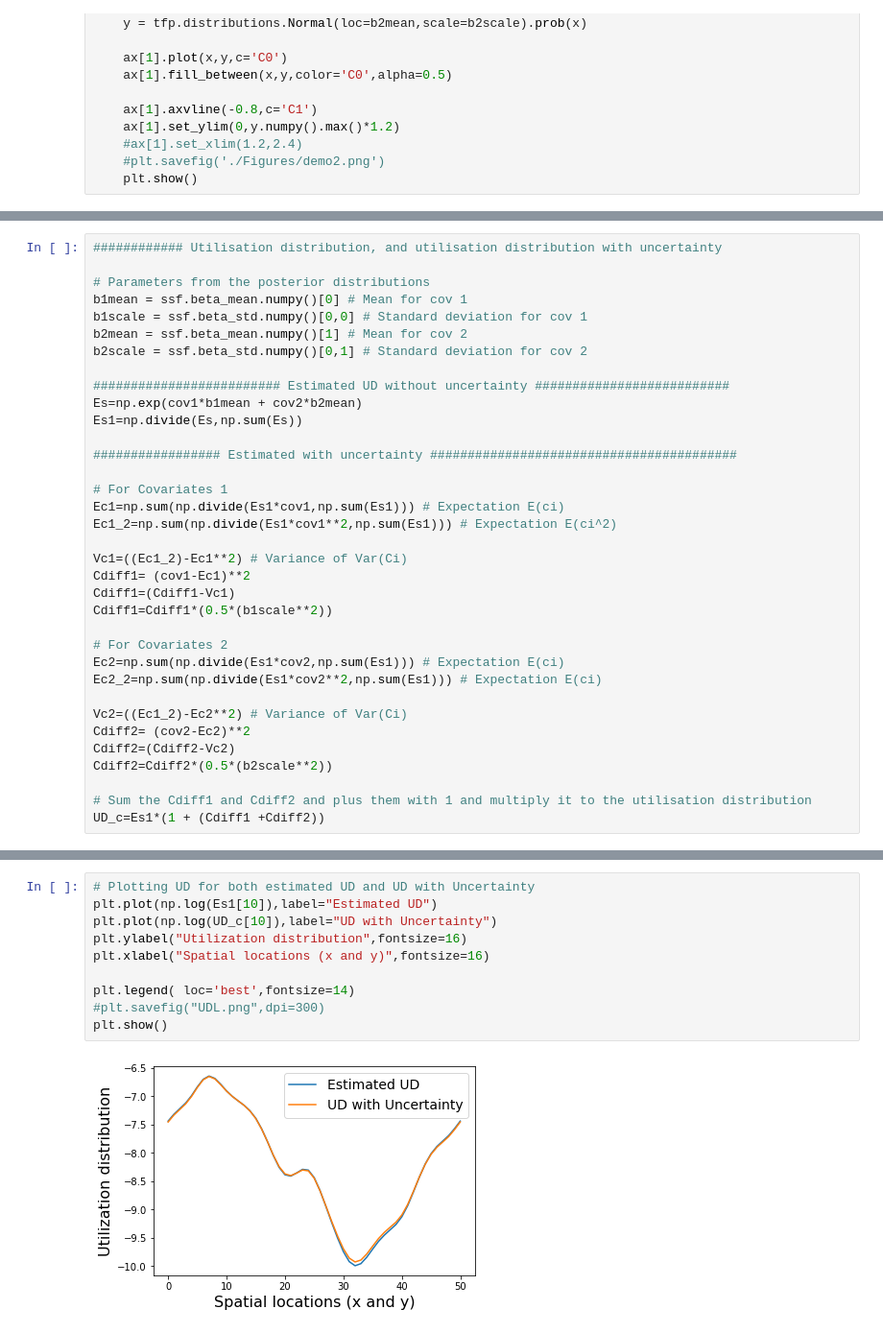
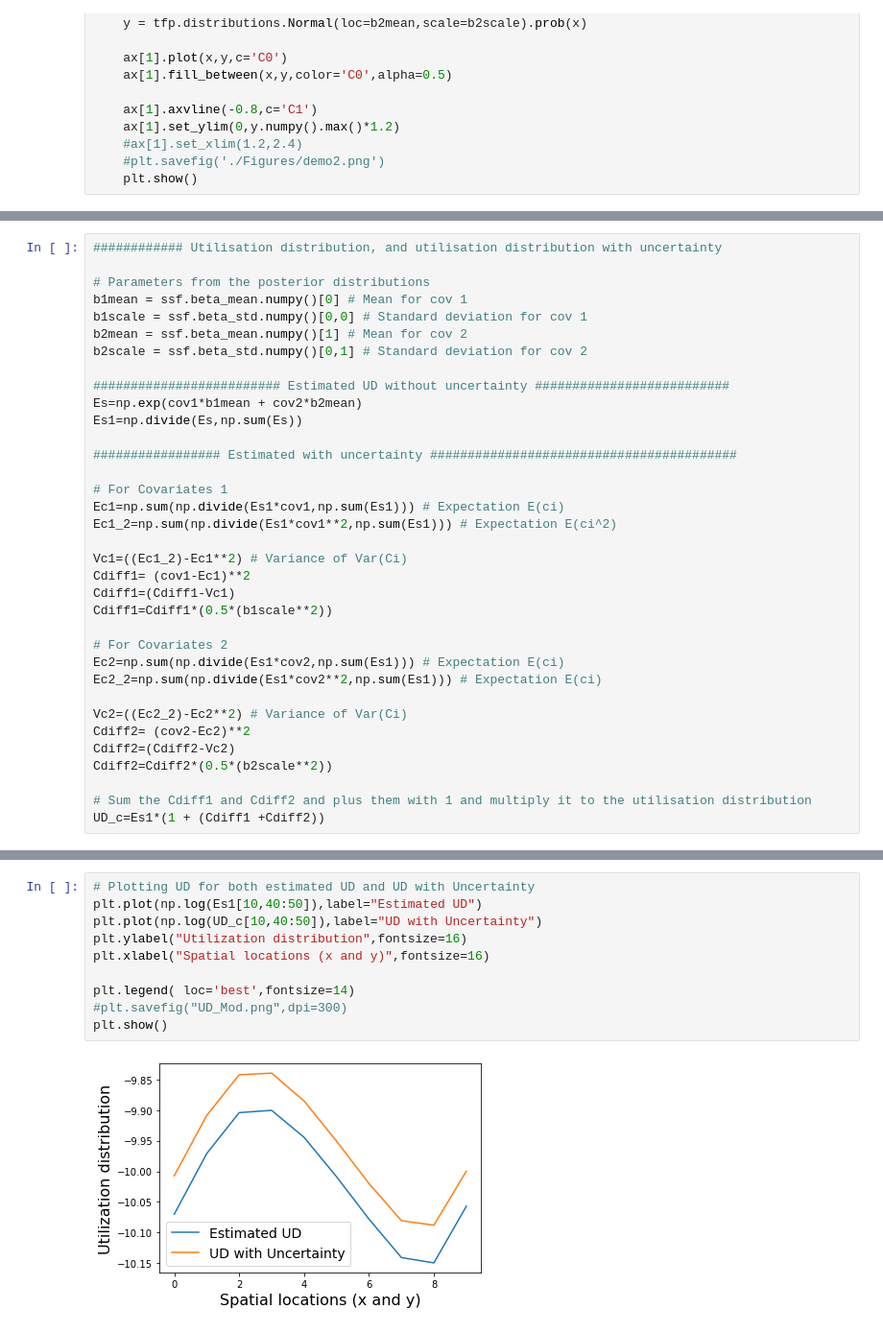
Before and after one commit to ctorney/mssf-vi, a Jupyter notebook: synthetic_inference/UD.ipynb, the cells around one changed output, grey strips where cells are left out. Shown at 96% size. Saved outputs shown, nothing was run; the diff lists cells and outputs as text.

```diff
--- a/synthetic_inference/UD.ipynb
+++ b/synthetic_inference/UD.ipynb
@@ -360,7 +360,7 @@ Cdiff1=Cdiff1*(0.5*(b1scale**2))
 Ec2=np.sum(np.divide(Es1*cov2,np.sum(Es1))) # Expectation E(ci)
 Ec2_2=np.sum(np.divide(Es1*cov2**2,np.sum(Es1))) # Expectation E(ci)
 
-Vc2=((Ec1_2)-Ec2**2) # Variance of Var(Ci)
+Vc2=((Ec2_2)-Ec2**2) # Variance of Var(Ci)
 Cdiff2= (cov2-Ec2)**2
 Cdiff2=(Cdiff2-Vc2)
 Cdiff2=Cdiff2*(0.5*(b2scale**2))
@@ -382,12 +382,12 @@ plt.colorbar()
 # %%
 # Plotting UD for both estimated UD and UD with Uncertainty
-plt.plot(np.log(Es1[10]),label="Estimated UD")
-plt.plot(np.log(UD_c[10]),label="UD with Uncertainty")
+plt.plot(np.log(Es1[10,40:50]),label="Estimated UD")
+plt.plot(np.log(UD_c[10,40:50]),label="UD with Uncertainty")
 plt.ylabel("Utilization distribution",fontsize=16)
 plt.xlabel("Spatial locations (x and y)",fontsize=16)
 
 plt.legend( loc='best',fontsize=14)
-#plt.savefig("UDL.png",dpi=300)
+#plt.savefig("UD_Mod.png",dpi=300)
 plt.show()
 # %% [output]
-[figure, old version]
+[figure, new version]
```
Also changed, not shown: parts of 4 cells of this notebook.
